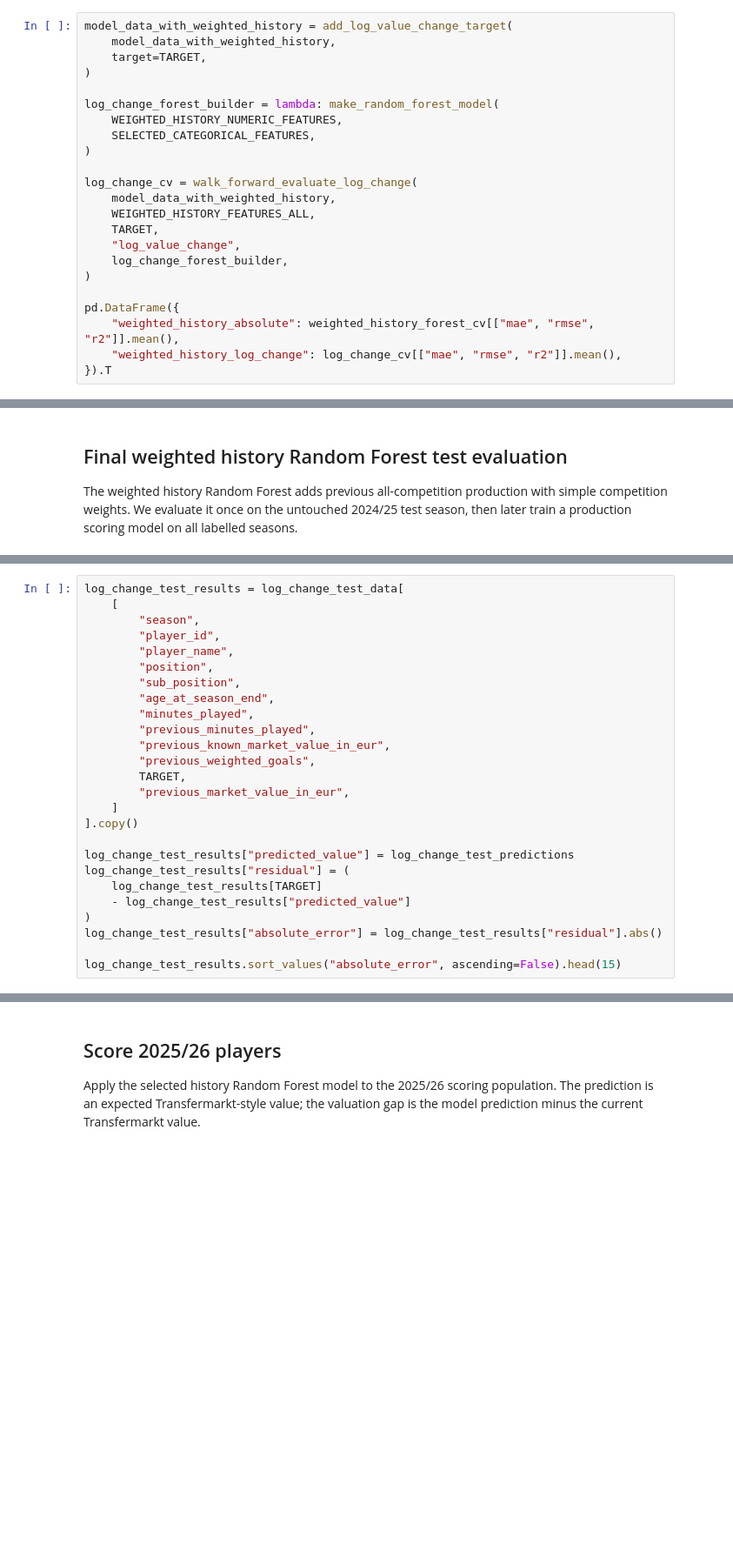
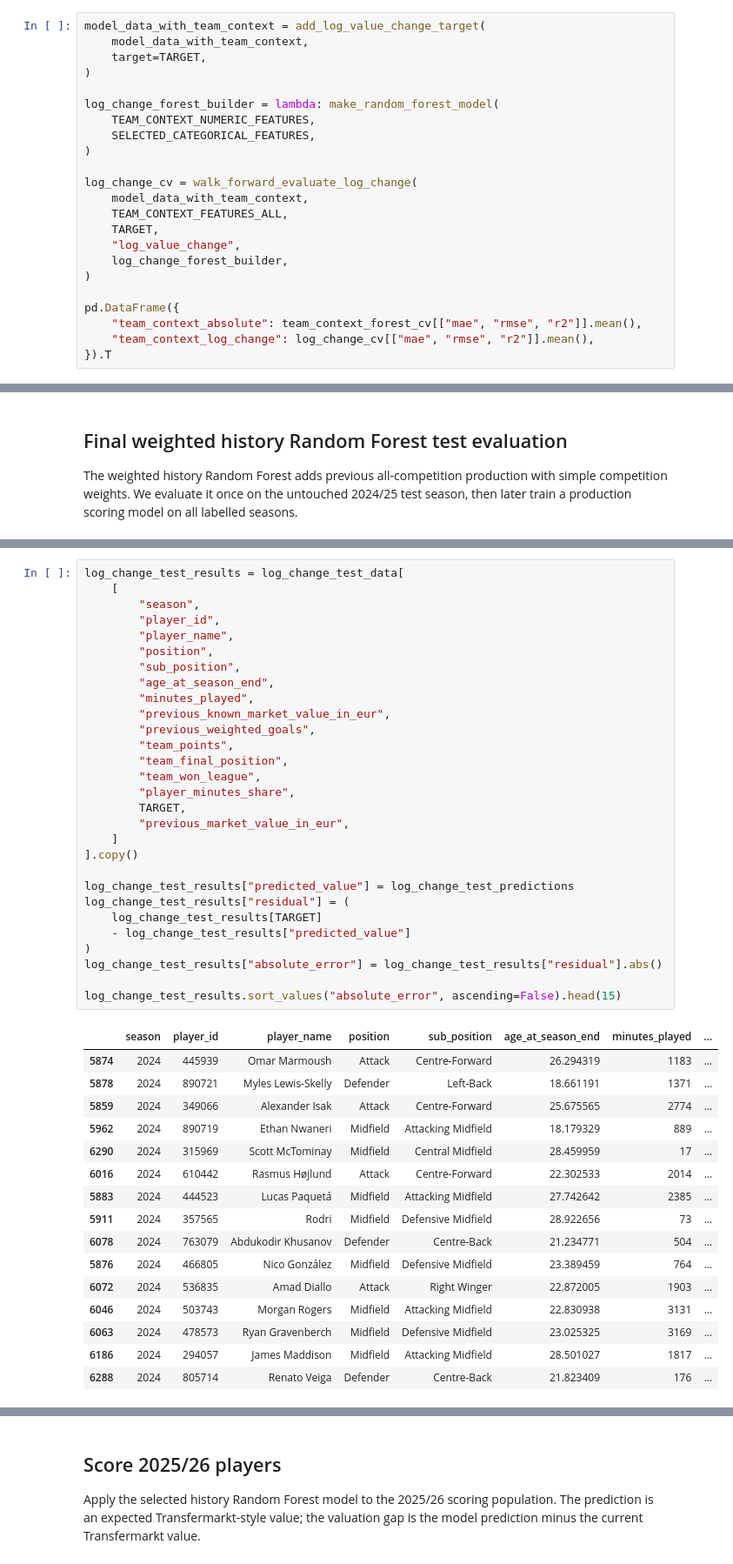
Before and after one commit to Nxjiii/prem-ai-valuation, a Jupyter notebook: notebooks/03_nonlinear_model.ipynb, the cells around one changed output, grey strips where cells are left out. Shown at 87% size. Saved outputs shown, nothing was run; the diff lists cells and outputs as text; blank space fills up the shorter version.

Commit message:
Add team context features to valuation model

```diff
--- a/notebooks/03_nonlinear_model.ipynb
+++ b/notebooks/03_nonlinear_model.ipynb
@@ -264,25 +361,25 @@ weighted_history_fold_comparison
 
 Absolute-value models tend to compress elite players toward the average. A valuation update model predicts the percentage change from the latest known preseason market value, then converts that predicted change back into euros.
 # %%
-model_data_with_weighted_history = add_log_value_change_target(
-    model_data_with_weighted_history,
+model_data_with_team_context = add_log_value_change_target(
+    model_data_with_team_context,
     target=TARGET,
 )
 
 log_change_forest_builder = lambda: make_random_forest_model(
-    WEIGHTED_HISTORY_NUMERIC_FEATURES,
+    TEAM_CONTEXT_NUMERIC_FEATURES,
     SELECTED_CATEGORICAL_FEATURES,
 )
 
 log_change_cv = walk_forward_evaluate_log_change(
-    model_data_with_weighted_history,
-    WEIGHTED_HISTORY_FEATURES_ALL,
+    model_data_with_team_context,
+    TEAM_CONTEXT_FEATURES_ALL,
     TARGET,
     "log_value_change",
     log_change_forest_builder,
 )
 
 pd.DataFrame({
-    "weighted_history_absolute": weighted_history_forest_cv[["mae", "rmse", "r2"]].mean(),
-    "weighted_history_log_change": log_change_cv[["mae", "rmse", "r2"]].mean(),
+    "team_context_absolute": team_context_forest_cv[["mae", "rmse", "r2"]].mean(),
+    "team_context_log_change": log_change_cv[["mae", "rmse", "r2"]].mean(),
 }).T
@@ -340,29 +452,49 @@ pd.DataFrame({
 # %%
 log_change_test_results = log_change_test_data[
     [
         "season",
         "player_id",
         "player_name",
         "position",
         "sub_position",
         "age_at_season_end",
         "minutes_played",
-        "previous_minutes_played",
         "previous_known_market_value_in_eur",
         "previous_weighted_goals",
+        "team_points",
+        "team_final_position",
+        "team_won_league",
+        "player_minutes_share",
         TARGET,
         "previous_market_value_in_eur",
     ]
 ].copy()
 
 log_change_test_results["predicted_value"] = log_change_test_predictions
 log_change_test_results["residual"] = (
     log_change_test_results[TARGET]
     - log_change_test_results["predicted_value"]
 )
 log_change_test_results["absolute_error"] = log_change_test_results["residual"].abs()
 
 log_change_test_results.sort_values("absolute_error", ascending=False).head(15)
+# %% [output]
+|  | season | player_id | player_name | position | sub_position | age_at_season_end | minutes_played | ... |
+| 5874 | 2024 | 445939 | Omar Marmoush | Attack | Centre-Forward | 26.294319 | 1183 | ... |
+| 5878 | 2024 | 890721 | Myles Lewis-Skelly | Defender | Left-Back | 18.661191 | 1371 | ... |
+| 5859 | 2024 | 349066 | Alexander Isak | Attack | Centre-Forward | 25.675565 | 2774 | ... |
+| 5962 | 2024 | 890719 | Ethan Nwaneri | Midfield | Attacking Midfield | 18.179329 | 889 | ... |
+| 6290 | 2024 | 315969 | Scott McTominay | Midfield | Central Midfield | 28.459959 | 17 | ... |
+| 6016 | 2024 | 610442 | Rasmus Højlund | Attack | Centre-Forward | 22.302533 | 2014 | ... |
+| 5883 | 2024 | 444523 | Lucas Paquetá | Midfield | Attacking Midfield | 27.742642 | 2385 | ... |
+| 5911 | 2024 | 357565 | Rodri | Midfield | Defensive Midfield | 28.922656 | 73 | ... |
+| 6078 | 2024 | 763079 | Abdukodir Khusanov | Defender | Centre-Back | 21.234771 | 504 | ... |
+| 5876 | 2024 | 466805 | Nico González | Midfield | Defensive Midfield | 23.389459 | 764 | ... |
+| 6072 | 2024 | 536835 | Amad Diallo | Attack | Right Winger | 22.872005 | 1903 | ... |
+| 6046 | 2024 | 503743 | Morgan Rogers | Midfield | Attacking Midfield | 22.830938 | 3131 | ... |
+| 6063 | 2024 | 478573 | Ryan Gravenberch | Midfield | Defensive Midfield | 23.025325 | 3169 | ... |
+| 6186 | 2024 | 294057 | James Maddison | Midfield | Attacking Midfield | 28.501027 | 1817 | ... |
+| 6288 | 2024 | 805714 | Renato Veiga | Defender | Centre-Back | 21.823409 | 176 | ... |
 # %%
 log_change_test_results["has_previous_market_value"] = (
     log_change_test_results["previous_known_market_value_in_eur"].notna()
```
Also changed, not shown: parts of 23 cells of this notebook, 4 other files.
